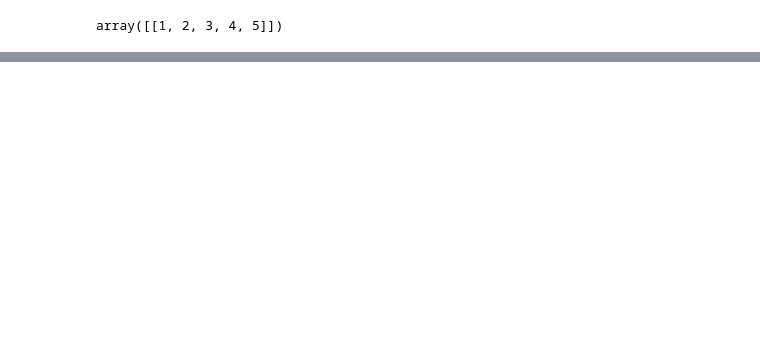
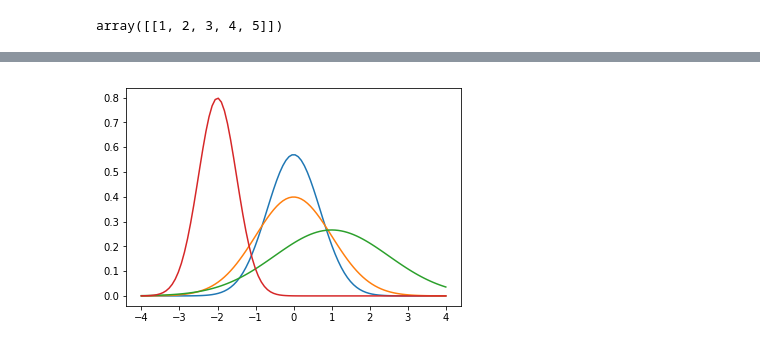
Before and after one commit to rvernagus/data-science-notebooks, a Jupyter notebook: LinearRegression/Linear Models.ipynb, the cells around one changed output, grey strips where cells are left out. Drawn from its saved outputs; the diff is of its cells as text; code cells hidden in the pictures; blank space fills up the shorter version.

```diff
--- a/LinearRegression/Linear Models.ipynb
+++ b/LinearRegression/Linear Models.ipynb
@@ -33,0 +74,6 @@ array([[1, 2, 3, 4, 5]])
+# %%
+x = np.linspace(-4, 4, 100)
+for mean, variance in [(0, 0.7), (0, 1), (1, 1.5), (-2, 0.5)]:
+    plt.plot(x, mlab.normpdf(x, mean, variance))
+# %% [output]
+[figure, added]
```
Also changed, not shown: parts of 22 cells of this notebook.
